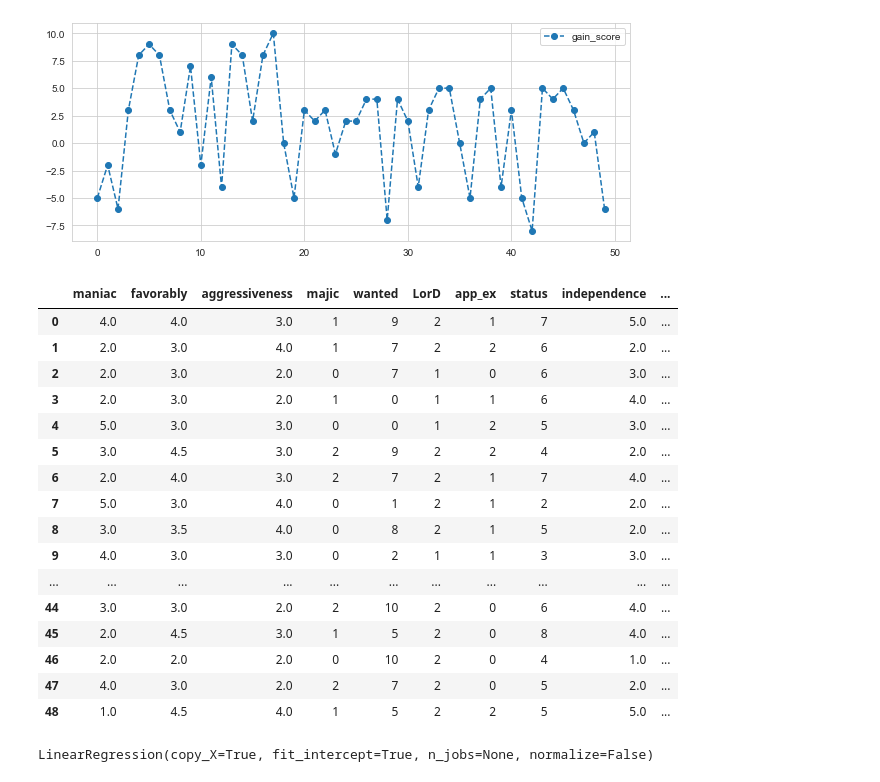
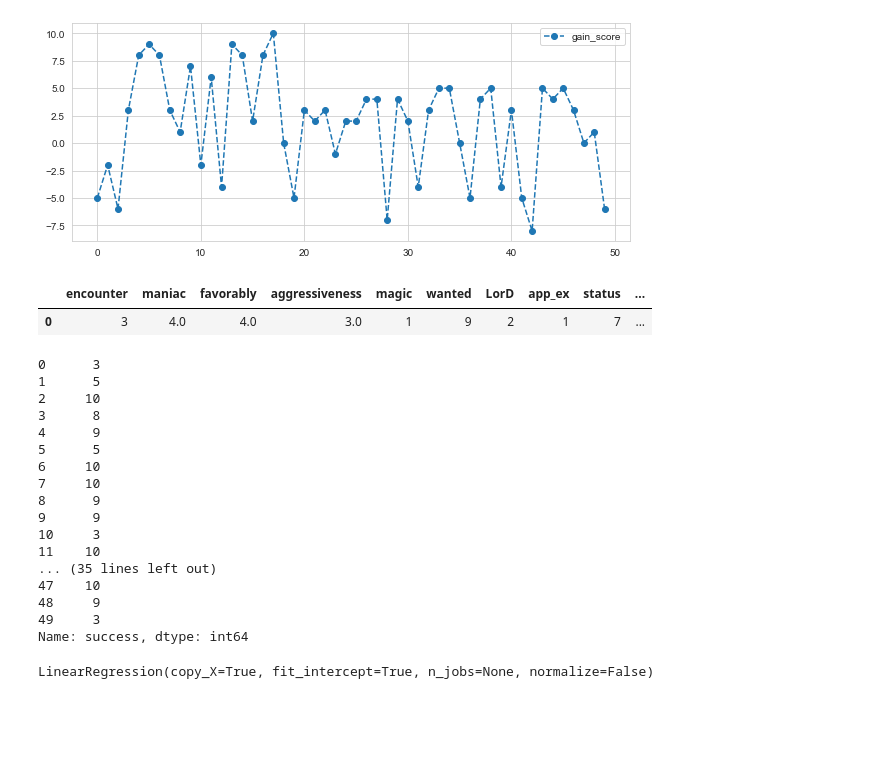
Before and after one commit to fujispooo/datascience, a Jupyter notebook: my_love_ex.ipynb, the cells around one changed output. Drawn from its saved outputs; the diff is of its cells as text; code cells hidden in the pictures; blank space fills up the shorter version.

```diff
--- a/my_love_ex.ipynb
+++ b/my_love_ex.ipynb
@@ -168,24 +169,31 @@ X_girl = X_girl.replace(['tokyo_calender','tinder','nanpa','normal'],[3,2,1,0])
 Y_girl = girls_frame.success
+# %%
+X_girl = girls_frame[['wanted','face+edu+inde','app_or_normal','my_behavior','opps_behavior','height','app_ex','maniac','LorD']]
 # %%
-X_girl
+X_girl.head(1)
 # %% [output]
-|  | maniac | favorably | aggressiveness | majic | wanted | LorD | app_ex | status | independence | ... |
-| 0 | 4.0 | 4.0 | 3.0 | 1 | 9 | 2 | 1 | 7 | 5.0 | ... |
-| 1 | 2.0 | 3.0 | 4.0 | 1 | 7 | 2 | 2 | 6 | 2.0 | ... |
-| 2 | 2.0 | 3.0 | 2.0 | 0 | 7 | 1 | 0 | 6 | 3.0 | ... |
-| 3 | 2.0 | 3.0 | 2.0 | 1 | 0 | 1 | 1 | 6 | 4.0 | ... |
-| 4 | 5.0 | 3.0 | 3.0 | 0 | 0 | 1 | 2 | 5 | 3.0 | ... |
-| 5 | 3.0 | 4.5 | 3.0 | 2 | 9 | 2 | 2 | 4 | 2.0 | ... |
-| 6 | 2.0 | 4.0 | 3.0 | 2 | 7 | 2 | 1 | 7 | 4.0 | ... |
-| 7 | 5.0 | 3.0 | 4.0 | 0 | 1 | 2 | 1 | 2 | 2.0 | ... |
-| 8 | 3.0 | 3.5 | 4.0 | 0 | 8 | 2 | 1 | 5 | 2.0 | ... |
-| 9 | 4.0 | 3.0 | 3.0 | 0 | 2 | 1 | 1 | 3 | 3.0 | ... |
-| ... | ... | ... | ... | ... | ... | ... | ... | ... | ... | ... |
-| 44 | 3.0 | 3.0 | 2.0 | 2 | 10 | 2 | 0 | 6 | 4.0 | ... |
-| 45 | 2.0 | 4.5 | 3.0 | 1 | 5 | 2 | 0 | 8 | 4.0 | ... |
-| 46 | 2.0 | 2.0 | 2.0 | 0 | 10 | 2 | 0 | 4 | 1.0 | ... |
-| 47 | 4.0 | 3.0 | 2.0 | 2 | 7 | 2 | 0 | 5 | 2.0 | ... |
-| 48 | 1.0 | 4.5 | 4.0 | 1 | 5 | 2 | 2 | 5 | 5.0 | ... |
+|  | encounter | maniac | favorably | aggressiveness | magic | wanted | LorD | app_ex | status | ... |
+| 0 | 3 | 4.0 | 4.0 | 3.0 | 1 | 9 | 2 | 1 | 7 | ... |
+# %%
+Y_girl
+# %% [output]
+0      3
+1      5
+2     10
+3      8
+4      9
+5      5
+6     10
+7     10
+8      9
+9      9
+10     3
+11    10
+... (35 lines left out)
+47    10
+48     9
+49     3
+Name: success, dtype: int64
 # %%
 model.fit(X_girl,Y_girl)
 # %% [output]
```
Also changed, not shown: parts of 7 cells of this notebook, 5 other files.
